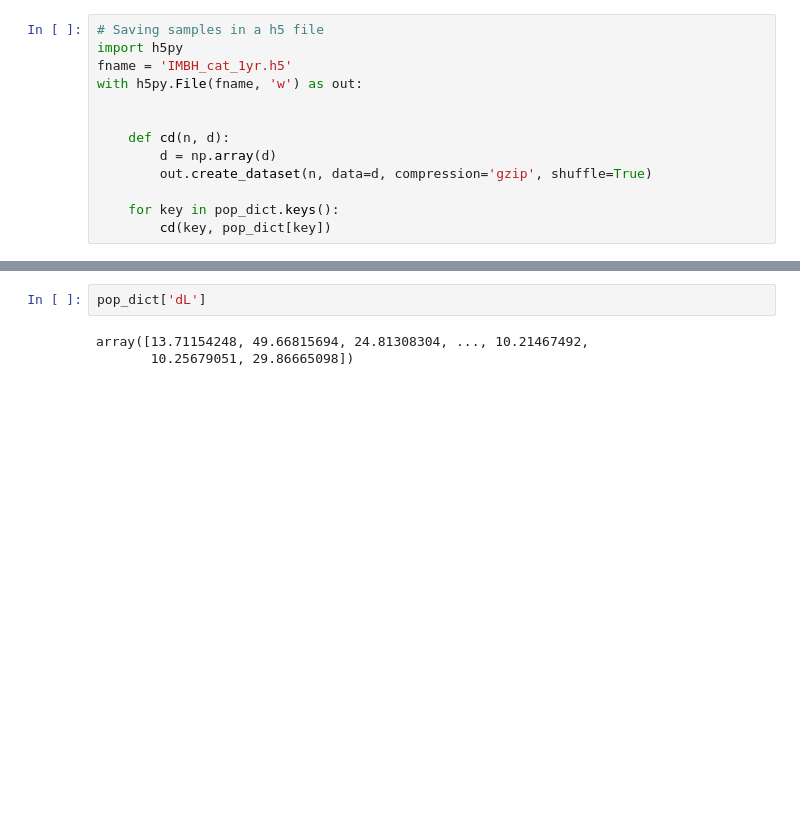
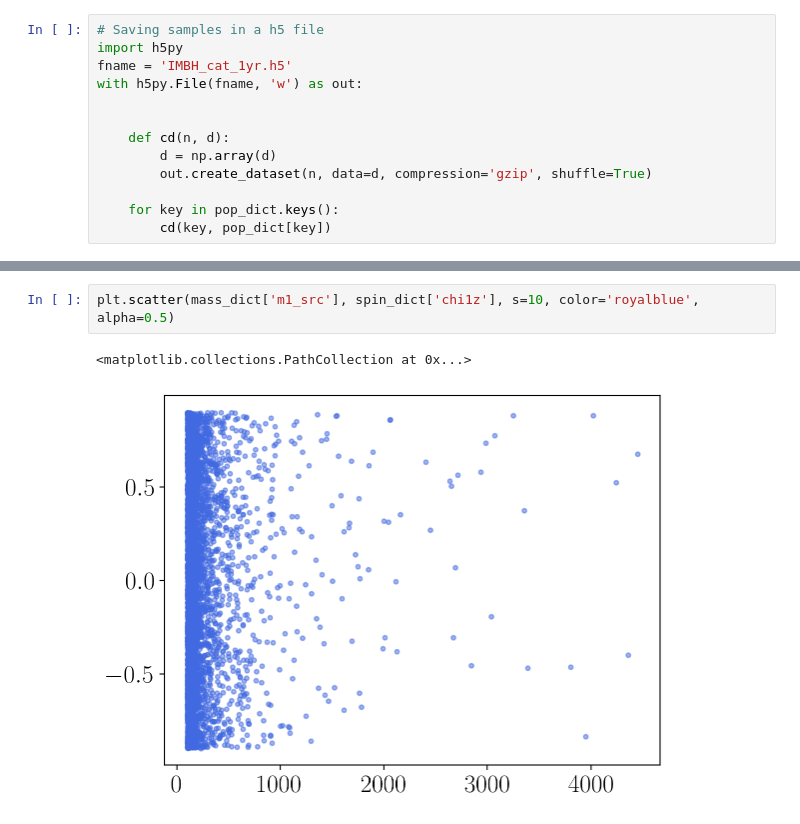
Before and after one commit to KrishnenduGit/CE_STM_CBC, a Jupyter notebook: pop_models/imbhs/imbh_pop.ipynb, the cells around one changed output, grey strips where cells are left out. Saved outputs shown, nothing was run; the diff lists cells and outputs as text; blank space fills up the shorter version.

```diff
--- a/pop_models/imbhs/imbh_pop.ipynb
+++ b/pop_models/imbhs/imbh_pop.ipynb
@@ -674,5 +767,5 @@ with h5py.File(fname, 'w') as out:
 # %%
-pop_dict['dL']
+plt.scatter(mass_dict['m1_src'], spin_dict['chi1z'], s=10, color='royalblue', alpha=0.5)
 # %% [output]
-array([13.71154248, 49.66815694, 24.81308304, ..., 10.21467492,
-       10.25679051, 29.86665098])
+<matplotlib.collections.PathCollection at 0x...>
+[figure, added]
```
Also changed, not shown: parts of 7 cells of this notebook, 2 other files.
